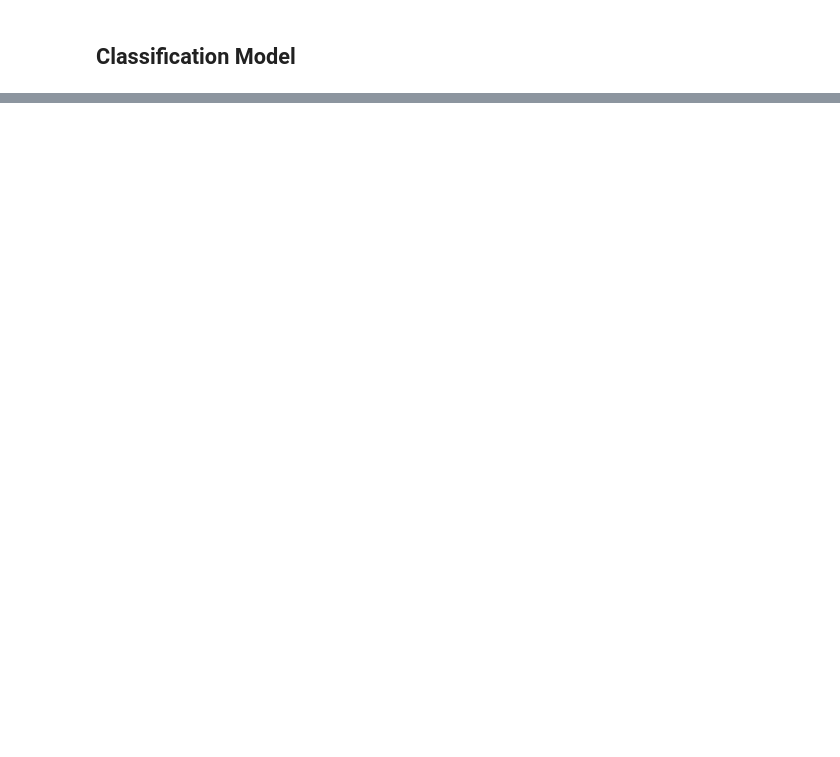
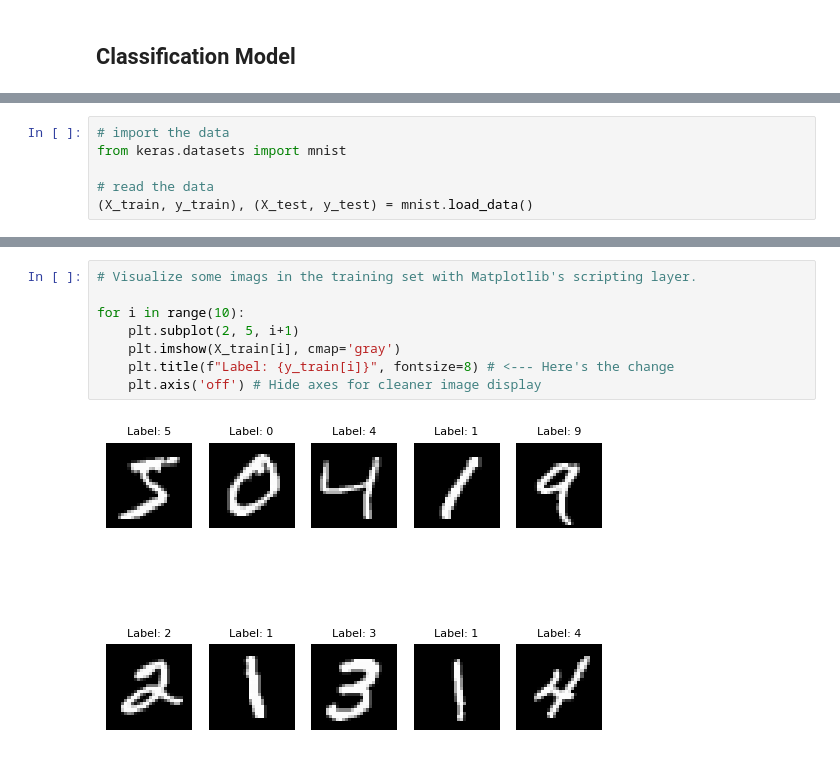
Before and after one commit to ElsonFilho/DeepLearning_Keras, a Jupyter notebook: notebooks/Keras_Intro.ipynb, the cells around one changed output, grey strips where cells are left out. Drawn from its saved outputs; the diff is of its cells as text; blank space fills up the shorter version.

```diff
--- a/notebooks/Keras_Intro.ipynb
+++ b/notebooks/Keras_Intro.ipynb
@@ -293,0 +318,6 @@ Plots generated successfully.
+# %%
+# import the data
+from keras.datasets import mnist
+
+# read the data
+(X_train, y_train), (X_test, y_test) = mnist.load_data()
@@ -293,0 +338,10 @@ Plots generated successfully.
+# %%
+# Visualize some imags in the training set with Matplotlib's scripting layer.
+
+for i in range(10):
+    plt.subplot(2, 5, i+1)
+    plt.imshow(X_train[i], cmap='gray')
+    plt.title(f"Label: {y_train[i]}", fontsize=8) # <--- Here's the change
+    plt.axis('off') # Hide axes for cleaner image display
+# %% [output]
+[figure, added]
```
Also changed, not shown: parts of 20 cells of this notebook.
